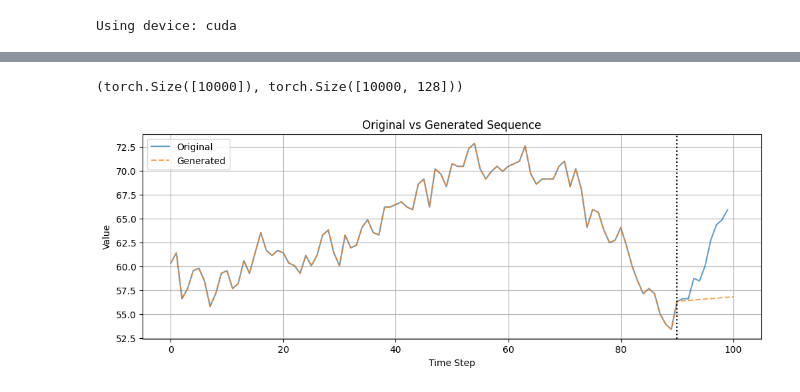
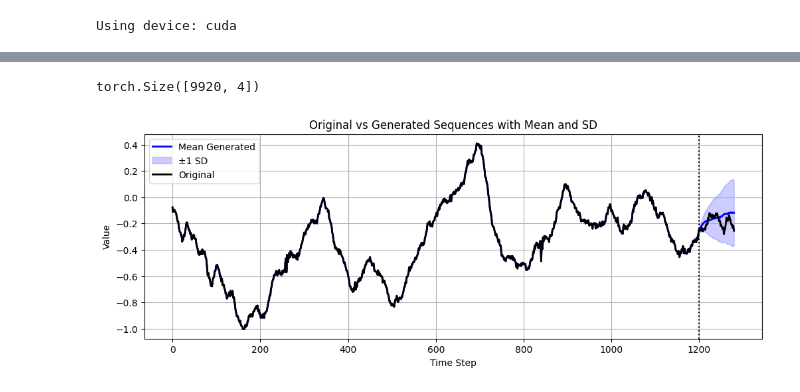
Before and after one commit to azaho/bfm, a Jupyter notebook: exp_single_electrode.ipynb, the cells around one changed output, grey strips where cells are left out. Saved outputs shown, nothing was run; the diff lists cells and outputs as text; code cells hidden in the pictures.

Commit message:
added ajile bench + single electrode experiments training contrastive loss

```diff
--- a/exp_single_electrode.ipynb
+++ b/exp_single_electrode.ipynb
@@ -5,13 +5,23 @@ import torch
 from model_model import BFModule
 from model_transformers import Transformer
 import torch.nn as nn
+import time
+import psutil
 
 device = torch.device('cuda' if torch.cuda.is_available() else 'cpu')
 print(f'Using device: {device}')
 
 subject_id, trial_id = 3, 0
-window_size = 100
+window_size = 1280
 subject = BrainTreebankSubject(subject_id, cache=True)
-dataset = SubjectTrialDataset_SingleElectrode(subject, trial_id, window_size=window_size, dtype=torch.float32, unsqueeze_electrode_dimension=False)
+electrode_subset = subject.get_electrode_labels(trial_id)[:1]
+dataset = SubjectTrialDataset_SingleElectrode(subject, trial_id, window_size=window_size, dtype=torch.float32, unsqueeze_electrode_dimension=False, electrodes_subset=electrode_subset)
+
+def log(message, indent=0):
+    current_time = time.strftime("%H:%M:%S")
+    gpu_memory_reserved = torch.cuda.memory_reserved() / 1024**3 if torch.cuda.is_available() else 0
+    process = psutil.Process()
+    ram_usage = process.memory_info().rss / 1024**3
+    print(f"[{current_time} gpu {gpu_memory_reserved:.1f}G ram {ram_usage:.1f}G] {' '*4*indent}{message}")
 # %% [output]
 Using device: cuda
@@ -189,38 +256,56 @@ vocab_size = 10000
 vocab = []
 for i in range(vocab_size // (window_size // n_samples_per_bin)):
     vocab.append(dataset[random.randint(0, len(dataset)-1)]['data'].reshape(window_size//n_samples_per_bin, n_samples_per_bin))
+    vocab[-1] /= 100
 vocab = torch.cat(vocab, dim=0)
 vocab = vocab.to(device)
 vocab_size = len(vocab)
 print(vocab.shape)
 # %% [output]
-(torch.Size([10000]), torch.Size([10000, 128]))
+torch.Size([9920, 4])
 # %%
-generate_steps = 10
+generate_steps = 20
+n_generations = 100
+batch_index = random.randint(0, len(dataset)-1)
 
-example_seq = dataset[0]['data'].unsqueeze(0).unsqueeze(-1).to(device)
-continued_seq = generate_continuation_l2(example_seq[:, :len(example_seq)-generate_steps], generate_steps)
+example_seq = dataset[batch_index]['data'].reshape(window_size//n_samples_per_bin, n_samples_per_bin).unsqueeze(0).to(device)
+example_seq = example_seq.expand(n_generations, -1, -1)
+example_seq = example_seq / 100
+continued_seq = model.generate_continuation(example_seq[:, :example_seq.shape[1]-generate_steps], generate_steps, vocab)
 
+example_seq = example_seq[0,:].detach().cpu().numpy().flatten()
 
 import matplotlib.pyplot as plt
+import numpy as np
 
 # Plot original and continued sequences
 plt.figure(figsize=(12,4))
 
+# Convert continued sequences to numpy array for statistics
+continued_seqs_np = np.array([seq.detach().cpu().numpy().flatten() for seq in continued_seq])
+mean_seq = np.mean(continued_seqs_np, axis=0)
+std_seq = np.std(continued_seqs_np, axis=0)
+
+# Plot individual continued sequences
+# for i in range(n_generations):
+#     continued_seq_item = continued_seqs_np[i]
+#     plt.plot(continued_seq_item, '--', label='Generated' if i == 0 else None, alpha=0.2, color='red', linewidth=1)
+
+# Plot mean and standard deviation
+plt.plot(mean_seq, '-', color='blue', label='Mean Generated', linewidth=2)
+plt.fill_between(range(len(mean_seq)), mean_seq-std_seq, mean_seq+std_seq, color='blue', alpha=0.2, label='±1 SD')
+
 # Plot original sequence
-plt.plot(example_seq[0,:,0].detach().cpu().numpy(), label='Original', alpha=0.7)
-
-# Plot continued sequence
-plt.plot(continued_seq[0,:,0].detach().cpu().numpy(), '--', label='Generated', alpha=0.7)
+plt.plot(example_seq, label='Original', alpha=1.0, color='k', linewidth=2)
 
 # Add vertical line where generation starts
-plt.axvline(x=example_seq.shape[1]-generate_steps, color='k', linestyle=':')
+plt.axvline(x=example_seq.shape[0]-generate_steps*n_samples_per_bin, color='k', linestyle=':')
 
 plt.legend()
-plt.title('Original vs Generated Sequence')
+plt.title('Original vs Generated Sequences with Mean and SD')
 plt.xlabel('Time Step')
 plt.ylabel('Value')
 plt.grid(True)
 plt.show()
 # %% [output]
-[figure, old version]
+[figure, new version]
```
Also changed, not shown: parts of 3 cells of this notebook, 16 other files.
